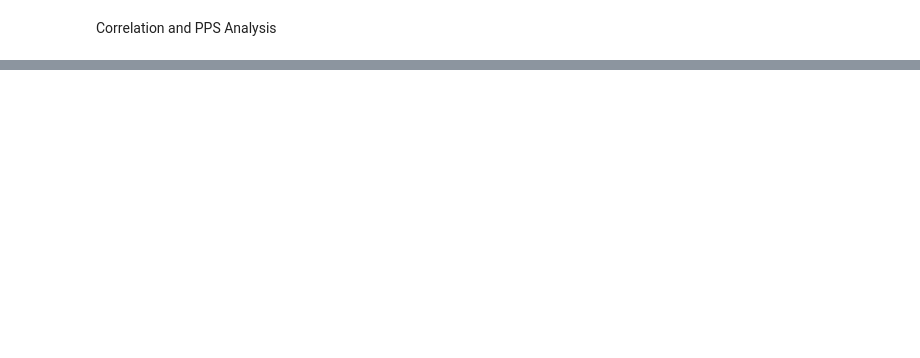
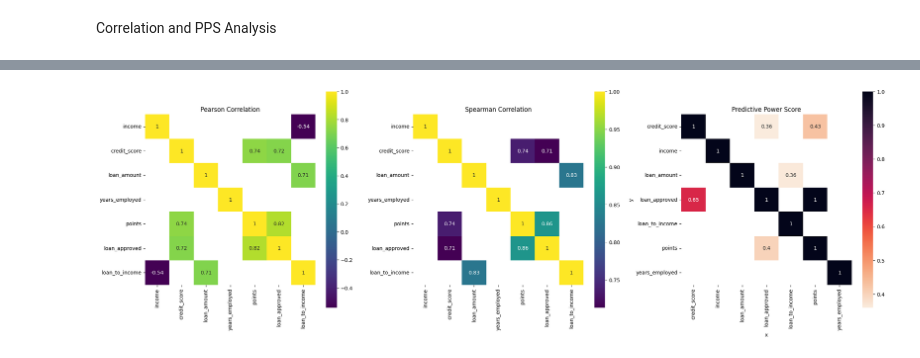
Before and after one commit to DavidRC-Projects/Approval_Predict, a Jupyter notebook: jupyter_notebooks/03 - DataCleaning.ipynb, the cells around one changed output, grey strips where cells are left out. Saved outputs shown, nothing was run; the diff lists cells and outputs as text; code cells hidden in the pictures; blank space fills up the shorter version.

Commit message:
Refactor all plot heat maps to be side by side

```diff
--- a/jupyter_notebooks/03 - DataCleaning.ipynb
+++ b/jupyter_notebooks/03 - DataCleaning.ipynb
@@ -50,0 +60,3 @@ There are no variables with missing data
+# %%
+df['loan_to_income'] = df['loan_amount'] / df['income']
+df.head(3)
@@ -123,2 +69,0 @@ def DisplayCorrAndPPS(df_corr_pearson, df_corr_spearman, pps_matrix, CorrThresho
-# %%
-df_corr_pearson, df_corr_spearman, pps_matrix = CalculateCorrAndPPS(df)
@@ -150,0 +70,53 @@ The score ranges from 0 (no predictive power) to 1 (perfect predictive power)
+# %%
+warnings.filterwarnings("ignore", category=FutureWarning, module="ppscore")
+warnings.filterwarnings('ignore')
+
+
+def calculate_corr_and_pps(df):
+    pearson = df.corr(method="pearson", numeric_only=True)
+    spearman = df.corr(method="spearman", numeric_only=True)
+
+    pps_matrix = pps.matrix(df).pivot(index='y', columns='x', values='ppscore')
+
+    return pearson, spearman, pps_matrix
+
+
+def plot_all_heatmaps(pearson, spearman, pps_matrix,
+                      corr_thresh=0.4, pps_thresh=0.3,
+                      figsize=(22,7), annot_size=10):
+
+    fig, axes = plt.subplots(1, 3, figsize=figsize)
+
+    # Pearson
+    sns.heatmap(pearson.where(abs(pearson) >= corr_thresh),
+                annot=True, cmap="viridis",
+                square=True,
+                annot_kws={"size": annot_size},
+                ax=axes[0])
+    axes[0].set_title("Pearson Correlation")
+
+    # Spearman
+    sns.heatmap(spearman.where(abs(spearman) >= corr_thresh),
+                annot=True, cmap="viridis",
+                square=True,
+                annot_kws={"size": annot_size},
+                ax=axes[1])
+    axes[1].set_title("Spearman Correlation")
+
+    # PPS (asymmetric)
+    sns.heatmap(pps_matrix.where(pps_matrix >= pps_thresh),
+                annot=True, cmap="rocket_r",
+                square=True,
+                annot_kws={"size": annot_size},
+                ax=axes[2])
+    axes[2].set_title("Predictive Power Score")
+
+    plt.tight_layout()
+    plt.show()
+
+pearson, spearman, pps_matrix = calculate_corr_and_pps(df)
+plot_all_heatmaps(pearson, spearman, pps_matrix,
+                  corr_thresh=0.5, pps_thresh=0.3,
+                  figsize=(22,7), annot_size=10)
+# %% [output]
+[figure, added]
```
Also changed, not shown: parts of 9 cells of this notebook.
